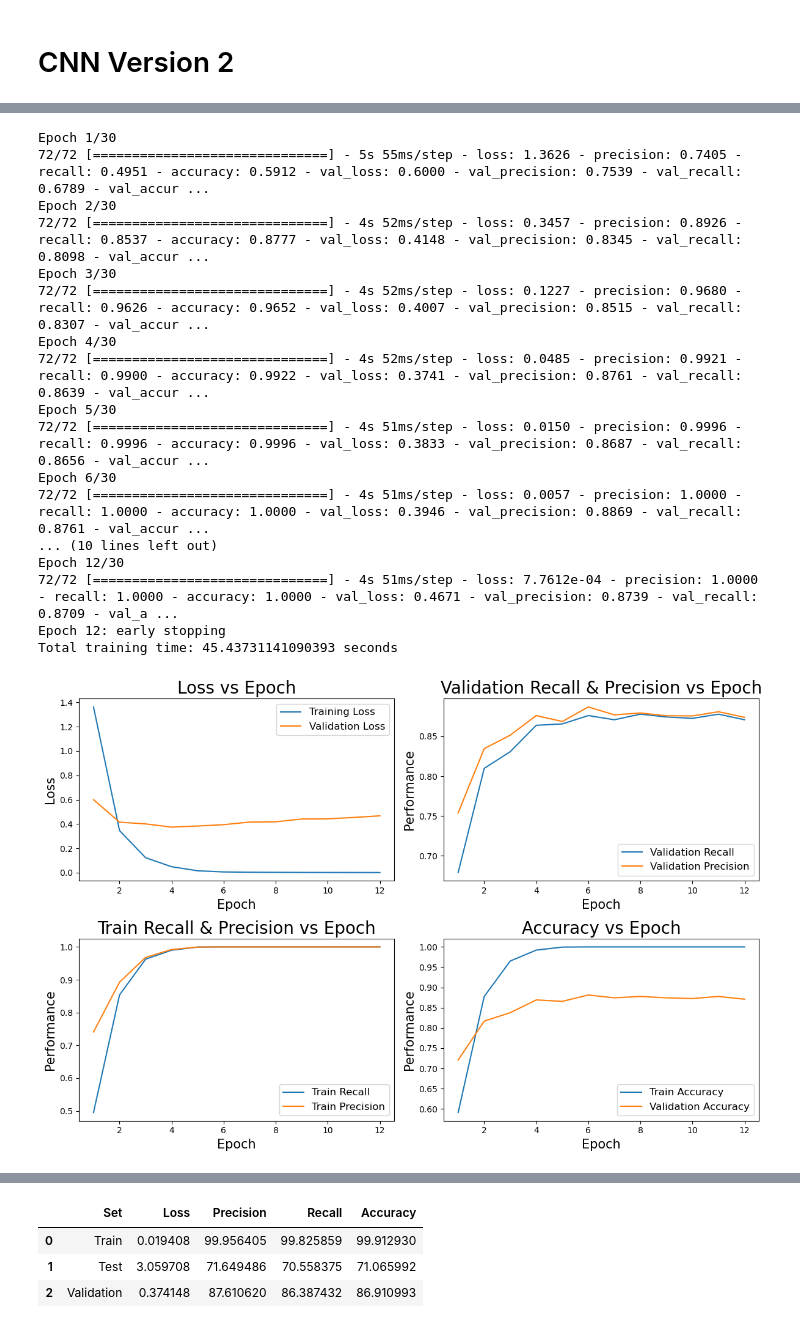
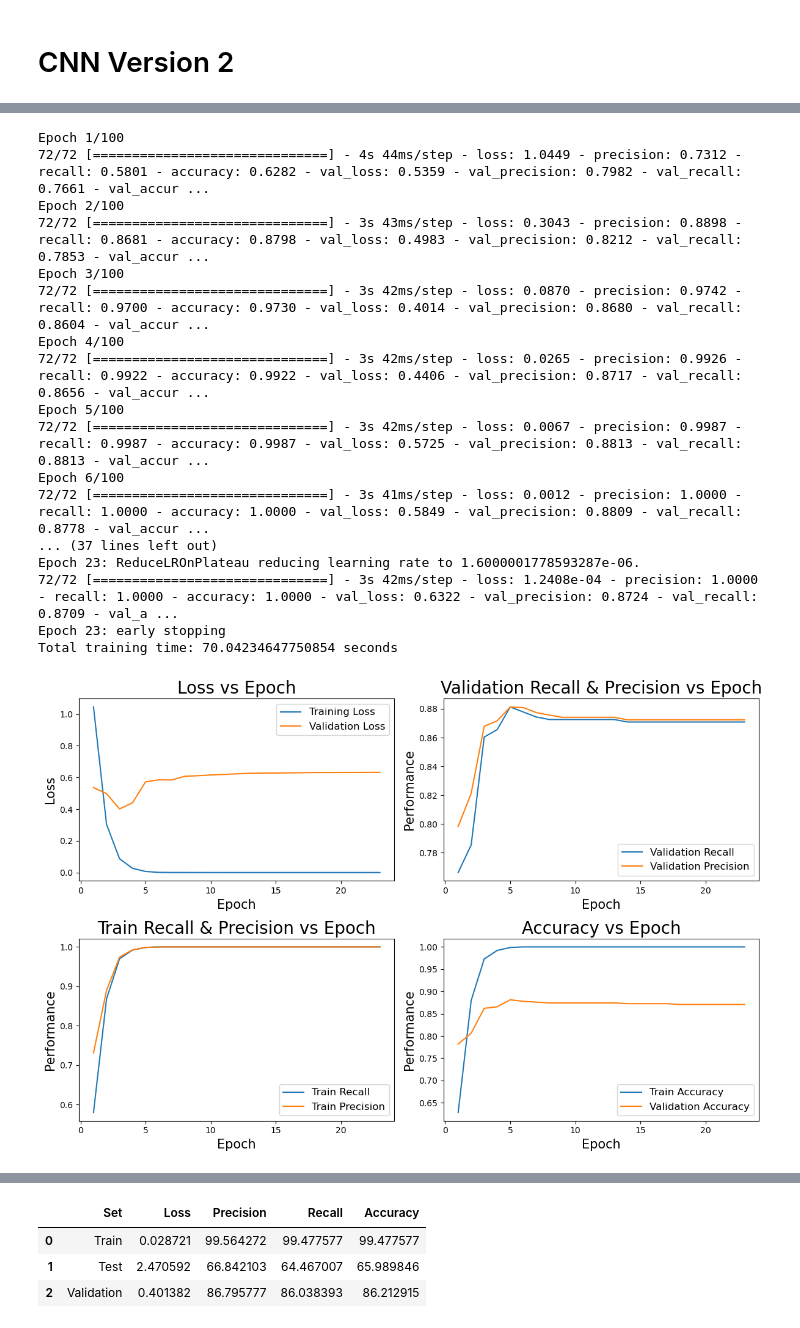
Before and after one commit to cristopher-d-delgado/brain_tumor_classification, a Jupyter notebook: notebook.ipynb, the cells around one changed output, grey strips where cells are left out. Saved outputs shown, nothing was run; the diff lists cells and outputs as text; code cells hidden in the pictures.

```diff
--- a/notebook.ipynb
+++ b/notebook.ipynb
@@ -48,7 +48,7 @@ train_data_dir = train_folder
 test_data_dir = test_folder
 val_data_dir = val_folder
 
-train_gen, test_gen, val_gen = process_data(256, 32, train_data_dir, test_data_dir, val_data_dir)
+train_gen, test_gen, val_gen = process_data(128, 32, train_data_dir, test_data_dir, val_data_dir)
 # %% [output]
 Found 2297 images belonging to 4 classes.
 Found 394 images belonging to 4 classes.
@@ -179,14 +179,14 @@ from keras.optimizers import Adam
 from keras.losses import CategoricalCrossentropy
 
 # Define input shape
-input_shape = (256, 256, 3)
+input_shape = (128, 128, 3)
 
 # Define the basic model
 cnn = Sequential()
 
 # Define the layers
 # Flatten layer to reshape the output
-cnn.add(Conv2D(filters=16, kernel_size=(3,3), activation='relu', strides=(2,2), input_shape=input_shape))
+cnn.add(Conv2D(filters=16, kernel_size=(3,3), activation='relu', strides=(1,1), padding='same', input_shape=input_shape))
 cnn.add(MaxPool2D(pool_size=(2,2)))
 
 # Flatten Tensor
@@ -222,7 +222,7 @@ from functions import train_model, model_evaluate, view_history
 conv = {}
 
 # Train model
-conv['Version1'] = train_model(cnn, train_gen, val_gen, 30)
+conv['Version1'] = train_model(cnn, train_gen, val_gen, 100)
 
 # View history
 view_history(conv, 'Version1')
@@ -266,19 +268,20 @@ from tensorflow.keras.optimizers import Adam
 from tensorflow.keras.losses import CategoricalCrossentropy
 
 # Define input shape
-input_shape = (256, 256, 3)
+input_shape = (128, 128, 3)
 
 # Define the basic model
 cnn2 = Sequential()
 
 # Define the layers
 # Flatten layer to reshape the output
-cnn2.add(Conv2D(filters=64, kernel_size=(3,3), activation='relu', strides=(2,2), input_shape=input_shape))
+cnn2.add(Conv2D(filters=64, kernel_size=(3,3), activation='relu', strides=(1,1), padding='same', input_shape=input_shape))
 cnn2.add(MaxPool2D(pool_size=(2,2)))
 
 # Flatten Tensor
 cnn2.add(Flatten())
-cnn2.add(Dense(128, activation='relu'))
+cnn2.add(Dense(256, activation='relu'))
+cnn2.add(Dense(256, activation='relu'))
 
 # Define the output
 cnn2.add(Dense(4, activation='softmax'))
@@ -306,30 +309,30 @@ None
 # %%
 from functions import train_model, model_evaluate, view_history
 
 # Train model
-conv['Version2'] = train_model(cnn2, train_gen, val_gen, 30)
+conv['Version2'] = train_model(cnn2, train_gen, val_gen, 100)
 
 # View history
 view_history(conv, 'Version2')
 
 # Evalaute model
 model_evaluate(cnn2, train_gen, test_gen, val_gen)
 # %% [output]
-Epoch 1/30
-72/72 [==============================] - 5s 55ms/step - loss: 1.3626 - precision: 0.7405 - recall: 0.4951 - accuracy: 0.5912 - val_loss: 0.6000 - val_precision: 0.7539 - val_recall: 0.6789 - val_accur ...
-Epoch 2/30
-72/72 [==============================] - 4s 52ms/step - loss: 0.3457 - precision: 0.8926 - recall: 0.8537 - accuracy: 0.8777 - val_loss: 0.4148 - val_precision: 0.8345 - val_recall: 0.8098 - val_accur ...
-Epoch 3/30
-72/72 [==============================] - 4s 52ms/step - loss: 0.1227 - precision: 0.9680 - recall: 0.9626 - accuracy: 0.9652 - val_loss: 0.4007 - val_precision: 0.8515 - val_recall: 0.8307 - val_accur ...
-Epoch 4/30
-72/72 [==============================] - 4s 52ms/step - loss: 0.0485 - precision: 0.9921 - recall: 0.9900 - accuracy: 0.9922 - val_loss: 0.3741 - val_precision: 0.8761 - val_recall: 0.8639 - val_accur ...
-Epoch 5/30
-72/72 [==============================] - 4s 51ms/step - loss: 0.0150 - precision: 0.9996 - recall: 0.9996 - accuracy: 0.9996 - val_loss: 0.3833 - val_precision: 0.8687 - val_recall: 0.8656 - val_accur ...
-Epoch 6/30
-72/72 [==============================] - 4s 51ms/step - loss: 0.0057 - precision: 1.0000 - recall: 1.0000 - accuracy: 1.0000 - val_loss: 0.3946 - val_precision: 0.8869 - val_recall: 0.8761 - val_accur ...
-... (10 lines left out)
-Epoch 12/30
-72/72 [==============================] - 4s 51ms/step - loss: 7.7612e-04 - precision: 1.0000 - recall: 1.0000 - accuracy: 1.0000 - val_loss: 0.4671 - val_precision: 0.8739 - val_recall: 0.8709 - val_a ...
-Epoch 12: early stopping
-Total training time: 45.43731141090393 seconds
+Epoch 1/100
+72/72 [==============================] - 4s 44ms/step - loss: 1.0449 - precision: 0.7312 - recall: 0.5801 - accuracy: 0.6282 - val_loss: 0.5359 - val_precision: 0.7982 - val_recall: 0.7661 - val_accur ...
+Epoch 2/100
+72/72 [==============================] - 3s 43ms/step - loss: 0.3043 - precision: 0.8898 - recall: 0.8681 - accuracy: 0.8798 - val_loss: 0.4983 - val_precision: 0.8212 - val_recall: 0.7853 - val_accur ...
+Epoch 3/100
+72/72 [==============================] - 3s 42ms/step - loss: 0.0870 - precision: 0.9742 - recall: 0.9700 - accuracy: 0.9730 - val_loss: 0.4014 - val_precision: 0.8680 - val_recall: 0.8604 - val_accur ...
+Epoch 4/100
+72/72 [==============================] - 3s 42ms/step - loss: 0.0265 - precision: 0.9926 - recall: 0.9922 - accuracy: 0.9922 - val_loss: 0.4406 - val_precision: 0.8717 - val_recall: 0.8656 - val_accur ...
+Epoch 5/100
+72/72 [==============================] - 3s 42ms/step - loss: 0.0067 - precision: 0.9987 - recall: 0.9987 - accuracy: 0.9987 - val_loss: 0.5725 - val_precision: 0.8813 - val_recall: 0.8813 - val_accur ...
+Epoch 6/100
+72/72 [==============================] - 3s 41ms/step - loss: 0.0012 - precision: 1.0000 - recall: 1.0000 - accuracy: 1.0000 - val_loss: 0.5849 - val_precision: 0.8809 - val_recall: 0.8778 - val_accur ...
+... (37 lines left out)
+Epoch 23: ReduceLROnPlateau reducing learning rate to 1.6000001778593287e-06.
+72/72 [==============================] - 3s 42ms/step - loss: 1.2408e-04 - precision: 1.0000 - recall: 1.0000 - accuracy: 1.0000 - val_loss: 0.6322 - val_precision: 0.8724 - val_recall: 0.8709 - val_a ...
+Epoch 23: early stopping
+Total training time: 70.04234647750854 seconds
-[figure, old version]
+[figure, new version]
@@ -339,5 +342,5 @@ Total training time: 45.43731141090393 seconds
 |  | Set | Loss | Precision | Recall | Accuracy |
-| 0 | Train | 0.019408 | 99.956405 | 99.825859 | 99.912930 |
-| 1 | Test | 3.059708 | 71.649486 | 70.558375 | 71.065992 |
-| 2 | Validation | 0.374148 | 87.610620 | 86.387432 | 86.910993 |
+| 0 | Train | 0.028721 | 99.564272 | 99.477577 | 99.477577 |
+| 1 | Test | 2.470592 | 66.842103 | 64.467007 | 65.989846 |
+| 2 | Validation | 0.401382 | 86.795777 | 86.038393 | 86.212915 |
 # %% [markdown]
```
Also changed, not shown: parts of 21 cells of this notebook.
